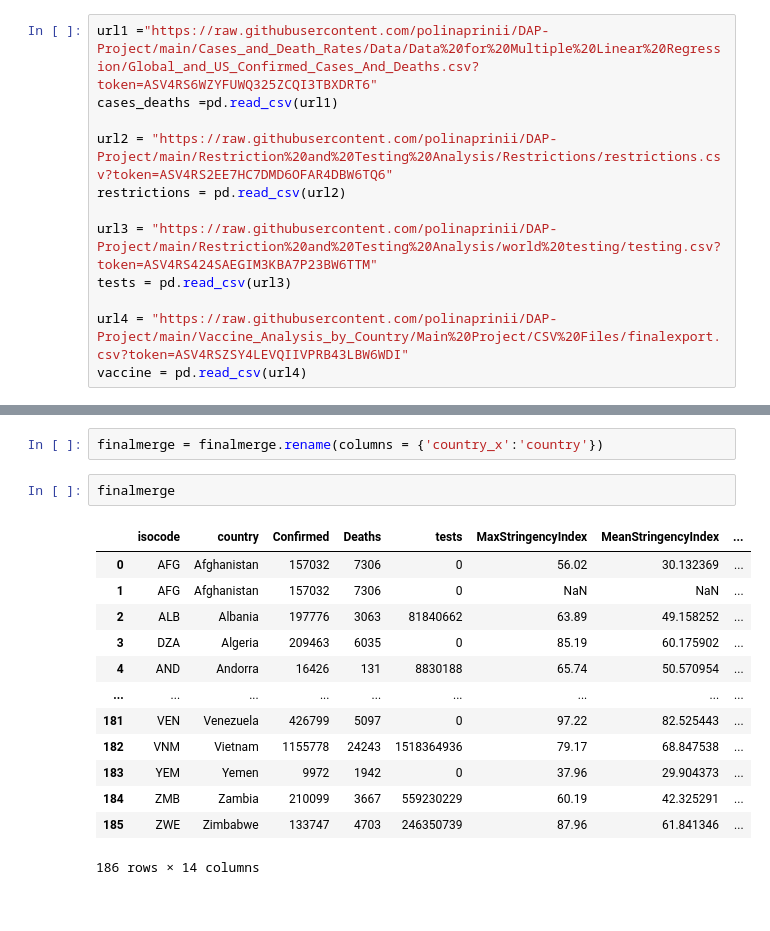
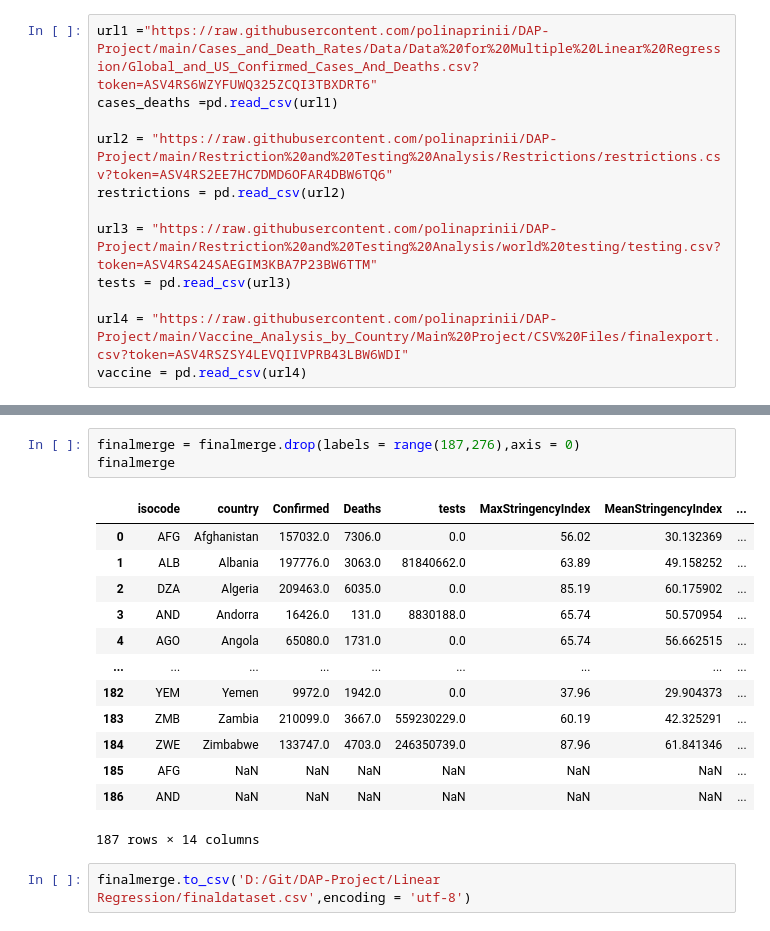
Before and after one commit to polinaprinii/DAP-Project, a Jupyter notebook: Linear Regression/Final Dataset.ipynb, the cells around one changed output, grey strips where cells are left out. Cells and saved outputs as stored; diff of their text form.

```diff
--- a/Linear Regression/Final Dataset.ipynb
+++ b/Linear Regression/Final Dataset.ipynb
@@ -104,18 +104,19 @@ finalmerge
-# %%
-finalmerge = finalmerge.rename(columns = {'country_x':'country'})
-# %%
-finalmerge
-# %% [output]
-|  | isocode | country | Confirmed | Deaths | tests | MaxStringencyIndex | MeanStringencyIndex | ... |
-| 0 | AFG | Afghanistan | 157032 | 7306 | 0 | 56.02 | 30.132369 | ... |
-| 1 | AFG | Afghanistan | 157032 | 7306 | 0 | NaN | NaN | ... |
-| 2 | ALB | Albania | 197776 | 3063 | 81840662 | 63.89 | 49.158252 | ... |
-| 3 | DZA | Algeria | 209463 | 6035 | 0 | 85.19 | 60.175902 | ... |
-| 4 | AND | Andorra | 16426 | 131 | 8830188 | 65.74 | 50.570954 | ... |
-| ... | ... | ... | ... | ... | ... | ... | ... | ... |
-| 181 | VEN | Venezuela | 426799 | 5097 | 0 | 97.22 | 82.525443 | ... |
-| 182 | VNM | Vietnam | 1155778 | 24243 | 1518364936 | 79.17 | 68.847538 | ... |
-| 183 | YEM | Yemen | 9972 | 1942 | 0 | 37.96 | 29.904373 | ... |
-| 184 | ZMB | Zambia | 210099 | 3667 | 559230229 | 60.19 | 42.325291 | ... |
-| 185 | ZWE | Zimbabwe | 133747 | 4703 | 246350739 | 87.96 | 61.841346 | ... |
-186 rows × 14 columns
+# %%
+finalmerge = finalmerge.drop(labels = range(187,276),axis = 0)
+finalmerge
+# %% [output]
+|  | isocode | country | Confirmed | Deaths | tests | MaxStringencyIndex | MeanStringencyIndex | ... |
+| 0 | AFG | Afghanistan | 157032.0 | 7306.0 | 0.0 | 56.02 | 30.132369 | ... |
+| 1 | ALB | Albania | 197776.0 | 3063.0 | 81840662.0 | 63.89 | 49.158252 | ... |
+| 2 | DZA | Algeria | 209463.0 | 6035.0 | 0.0 | 85.19 | 60.175902 | ... |
+| 3 | AND | Andorra | 16426.0 | 131.0 | 8830188.0 | 65.74 | 50.570954 | ... |
+| 4 | AGO | Angola | 65080.0 | 1731.0 | 0.0 | 65.74 | 56.662515 | ... |
+| ... | ... | ... | ... | ... | ... | ... | ... | ... |
+| 182 | YEM | Yemen | 9972.0 | 1942.0 | 0.0 | 37.96 | 29.904373 | ... |
+| 183 | ZMB | Zambia | 210099.0 | 3667.0 | 559230229.0 | 60.19 | 42.325291 | ... |
+| 184 | ZWE | Zimbabwe | 133747.0 | 4703.0 | 246350739.0 | 87.96 | 61.841346 | ... |
+| 185 | AFG | NaN | NaN | NaN | NaN | NaN | NaN | ... |
+| 186 | AND | NaN | NaN | NaN | NaN | NaN | NaN | ... |
+187 rows × 14 columns
+# %%
+finalmerge.to_csv('D:/Git/DAP-Project/Linear Regression/finaldataset.csv',encoding = 'utf-8')
```
Also changed, not shown: parts of 5 cells of this notebook, 2 other files.
